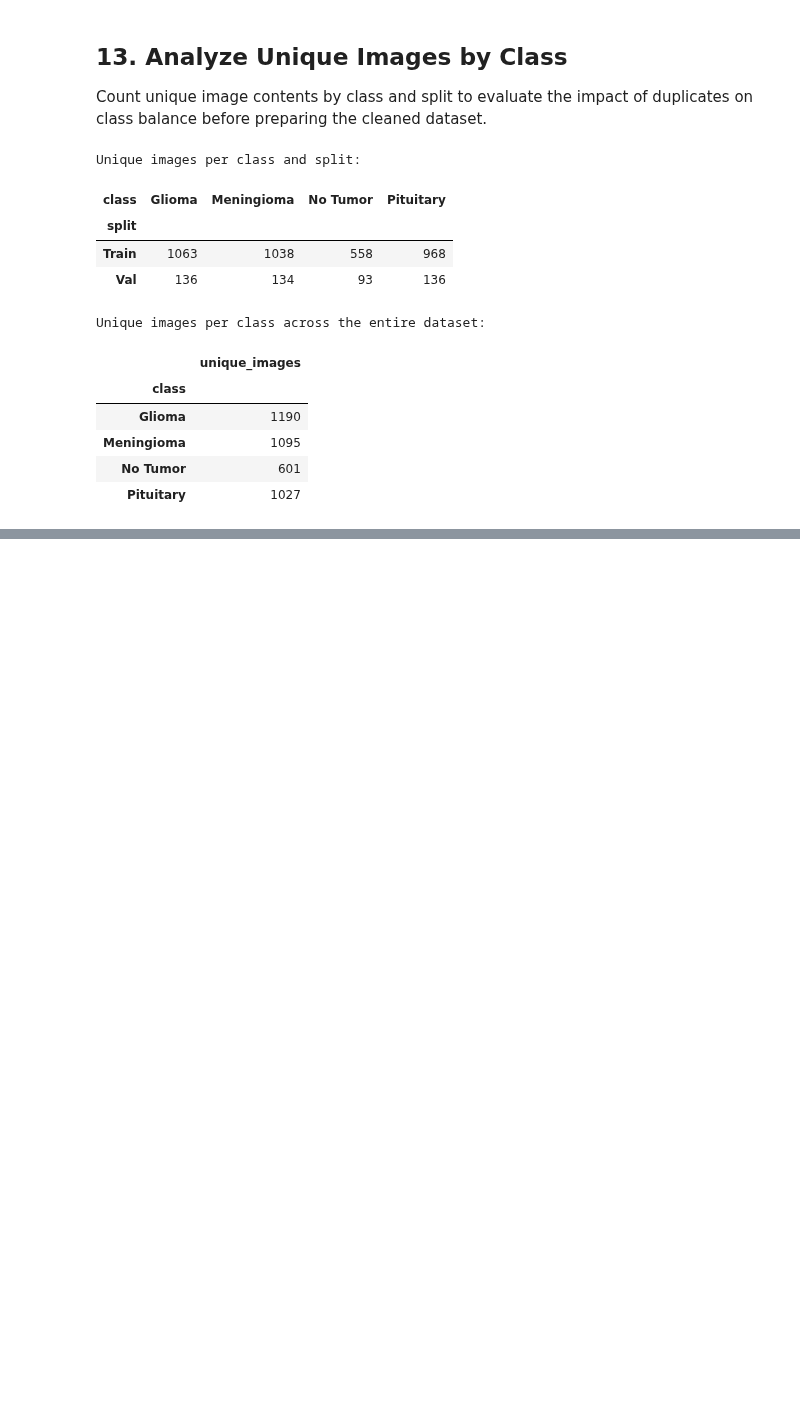
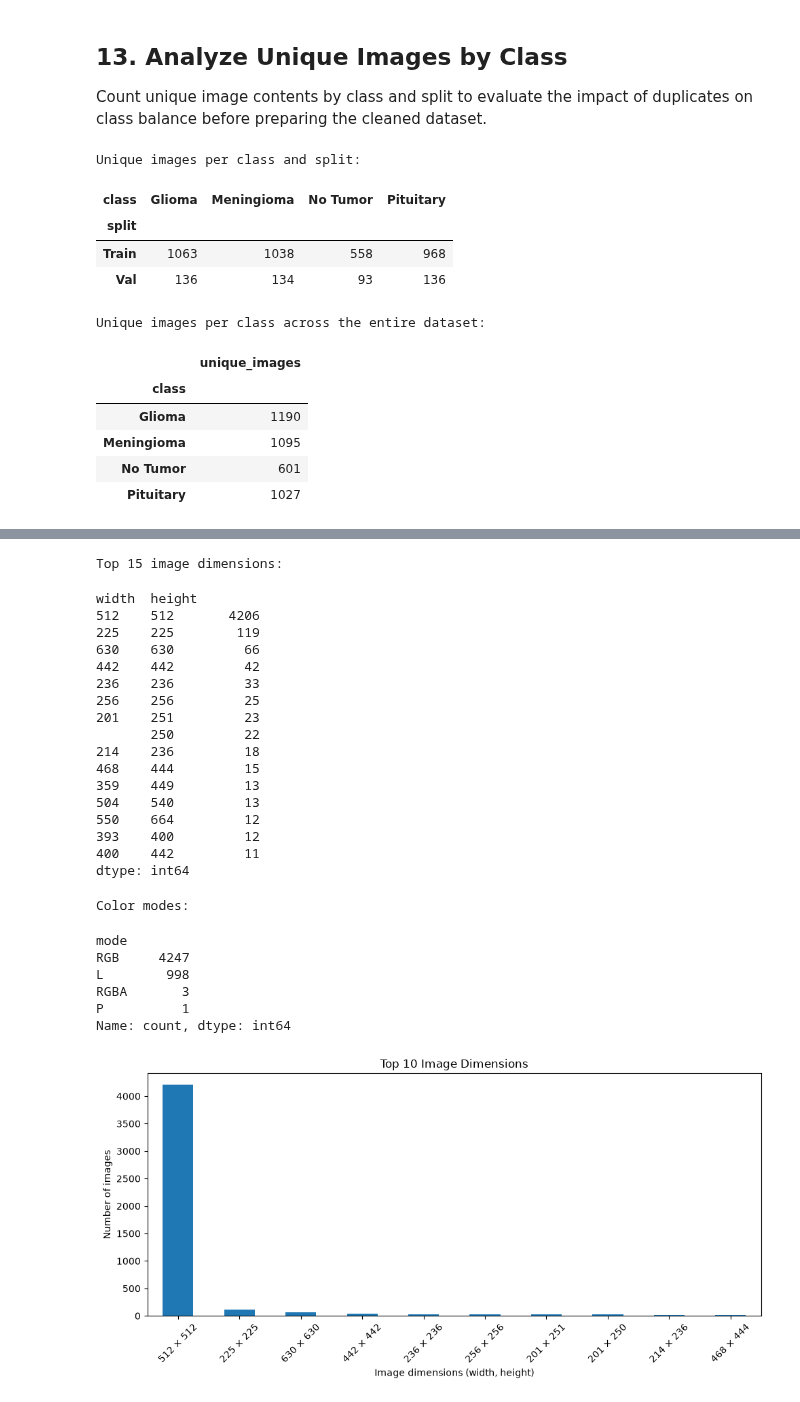
Before and after one commit to lahcen404/BrainScanAI-v2, a Jupyter notebook: notebooks/02_classification_eda.ipynb, the cells around one changed output, grey strips where cells are left out. Cells and saved outputs as stored; diff of their text form; code cells hidden in the pictures; blank space fills up the shorter version.

```diff
--- a/notebooks/02_classification_eda.ipynb
+++ b/notebooks/02_classification_eda.ipynb
@@ -655,0 +660,62 @@ Unique images per class across the entire dataset:
+# %%
+
+# 1. Most common image dimensions
+print("Top 15 image dimensions:")
+display(
+    image_info.groupby(["width", "height"])
+    .size()
+    .sort_values(ascending=False)
+    .head(15)
+)
+
+# 2. Image color modes
+print("\nColor modes:")
+display(image_info["mode"].value_counts())
+
+# 3. Visualize the 10 most common dimensions
+dimension_counts = (
+    image_info.groupby(["width", "height"])
+    .size()
+    .sort_values(ascending=False)
+    .head(10)
+)
+
+plt.figure(figsize=(10, 5))
+dimension_counts.plot(kind="bar")
+plt.title("Top 10 Image Dimensions")
+plt.xlabel("Image dimensions (width, height)")
+plt.ylabel("Number of images")
+plt.xticks(
+    ticks=range(len(dimension_counts)),
+    labels=[f"{w} × {h}" for w, h in dimension_counts.index],
+    rotation=45
+)
+plt.tight_layout()
+plt.show()
+# %% [output]
+Top 15 image dimensions:
+width  height
+512    512       4206
+225    225        119
+630    630         66
+442    442         42
+236    236         33
+256    256         25
+201    251         23
+       250         22
+214    236         18
+468    444         15
+359    449         13
+504    540         13
+550    664         12
+393    400         12
+400    442         11
+dtype: int64
+Color modes:
+mode
+RGB     4247
+L        998
+RGBA       3
+P          1
+Name: count, dtype: int64
+[figure, added]
```
Also changed, not shown: parts of 2 cells of this notebook, 1 other file.
